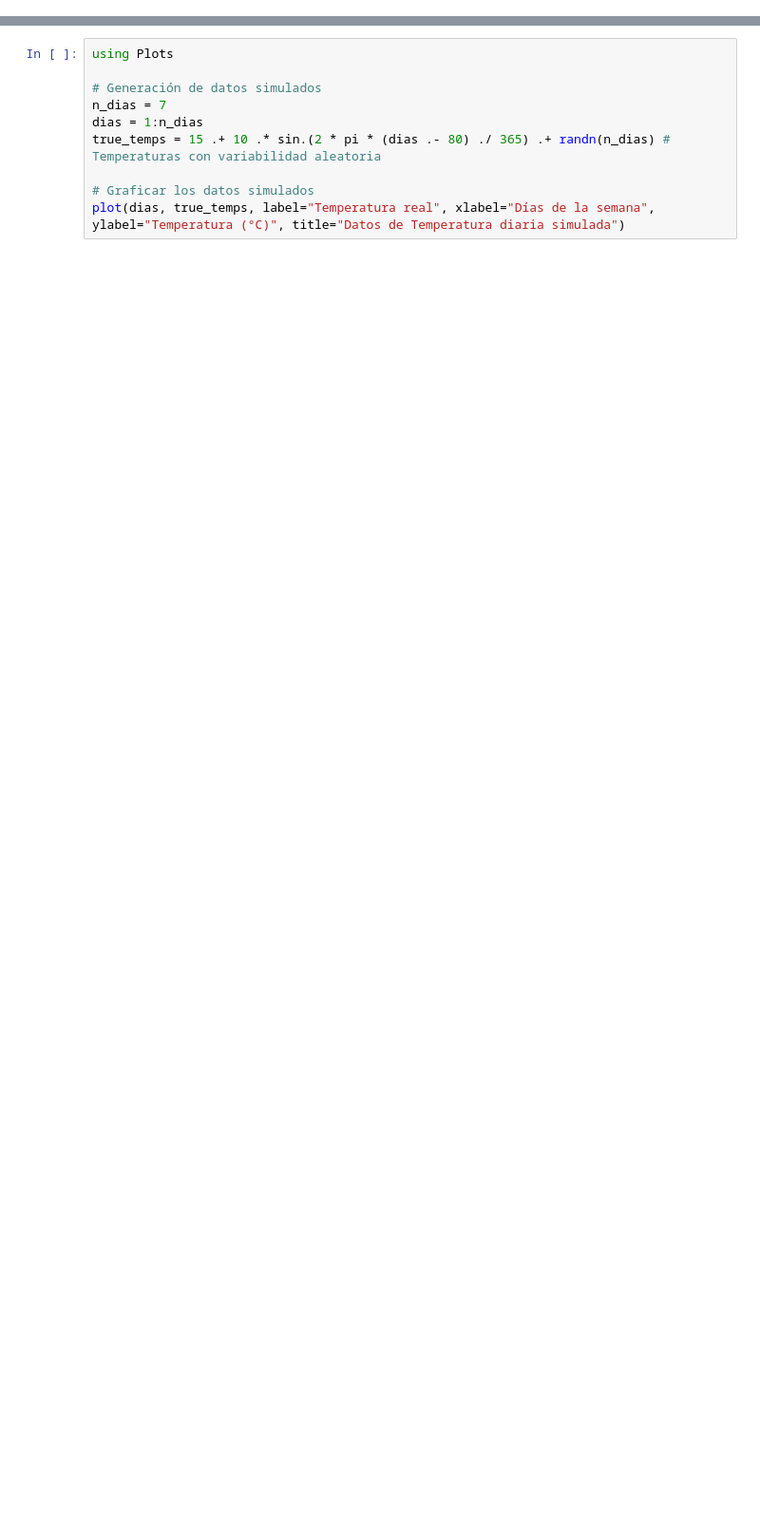
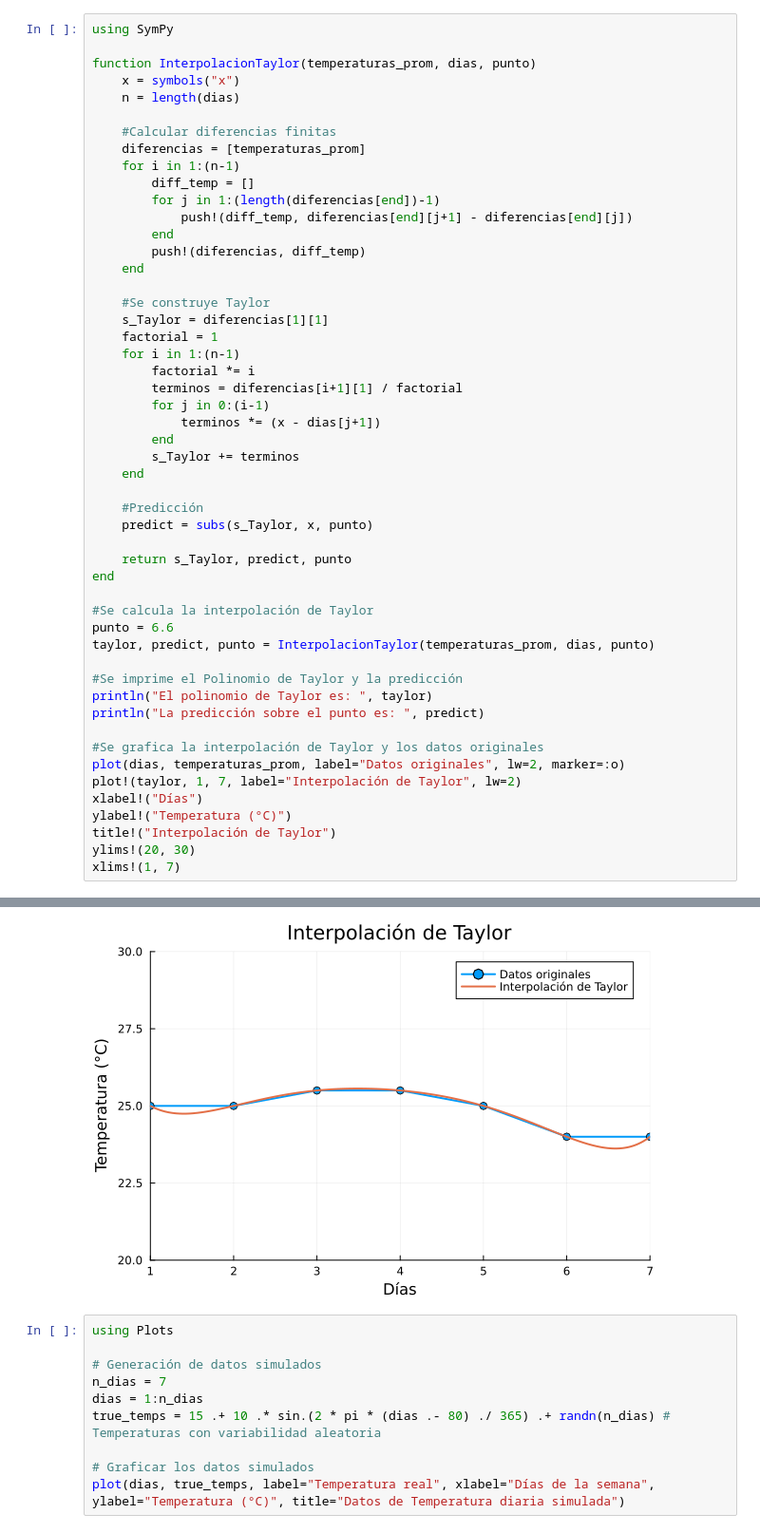
Before and after one commit to CrisLGC/evaluacion-2-calculo-numerico, a Jupyter notebook: EVA02.ipynb, the cells around one changed output, grey strips where cells are left out. Shown: that part at 95% size. Saved outputs shown, nothing was run; the diff lists cells and outputs as text; blank space fills up the shorter version.

Commit message:
Se añade un breve texto e interpolacion de Taylor

```diff
--- a/EVA02.ipynb
+++ b/EVA02.ipynb
@@ -4,0 +75,52 @@ temperaturas = CSV.readlines("temperatus.csv")
+# %%
+using SymPy
+
+function InterpolacionTaylor(temperaturas_prom, dias, punto)
+    x = symbols("x")
+    n = length(dias)
+
+    #Calcular diferencias finitas
+    diferencias = [temperaturas_prom]
+    for i in 1:(n-1)
+        diff_temp = []
+        for j in 1:(length(diferencias[end])-1)
+            push!(diff_temp, diferencias[end][j+1] - diferencias[end][j])
+        end
+        push!(diferencias, diff_temp)
+    end
+
+    #Se construye Taylor
+    s_Taylor = diferencias[1][1]
+    factorial = 1
+    for i in 1:(n-1)
+        factorial *= i
+        terminos = diferencias[i+1][1] / factorial
+        for j in 0:(i-1)
+            terminos *= (x - dias[j+1])
+        end
+        s_Taylor += terminos
+    end
+
+    #Predicción
+    predict = subs(s_Taylor, x, punto)
+
+    return s_Taylor, predict, punto
+end
+
+#Se calcula la interpolación de Taylor
+punto = 6.6
+taylor, predict, punto = InterpolacionTaylor(temperaturas_prom, dias, punto)
+
+#Se imprime el Polinomio de Taylor y la predicción
+println("El polinomio de Taylor es: ", taylor)
+println("La predicción sobre el punto es: ", predict)
+
+#Se grafica la interpolación de Taylor y los datos originales
+plot(dias, temperaturas_prom, label="Datos originales", lw=2, marker=:o)
+plot!(taylor, 1, 7, label="Interpolación de Taylor", lw=2)
+xlabel!("Días")
+ylabel!("Temperatura (°C)")
+title!("Interpolación de Taylor")
+ylims!(20, 30)
+xlims!(1, 7)
+# %% [output]
@@ -5,3 +129,4 @@ temperaturas = CSV.readlines("temperatus.csv")
+[figure, added]
 # %%
 using Plots
 
```
Also changed, not shown: parts of 9 cells of this notebook, 2 other files.
